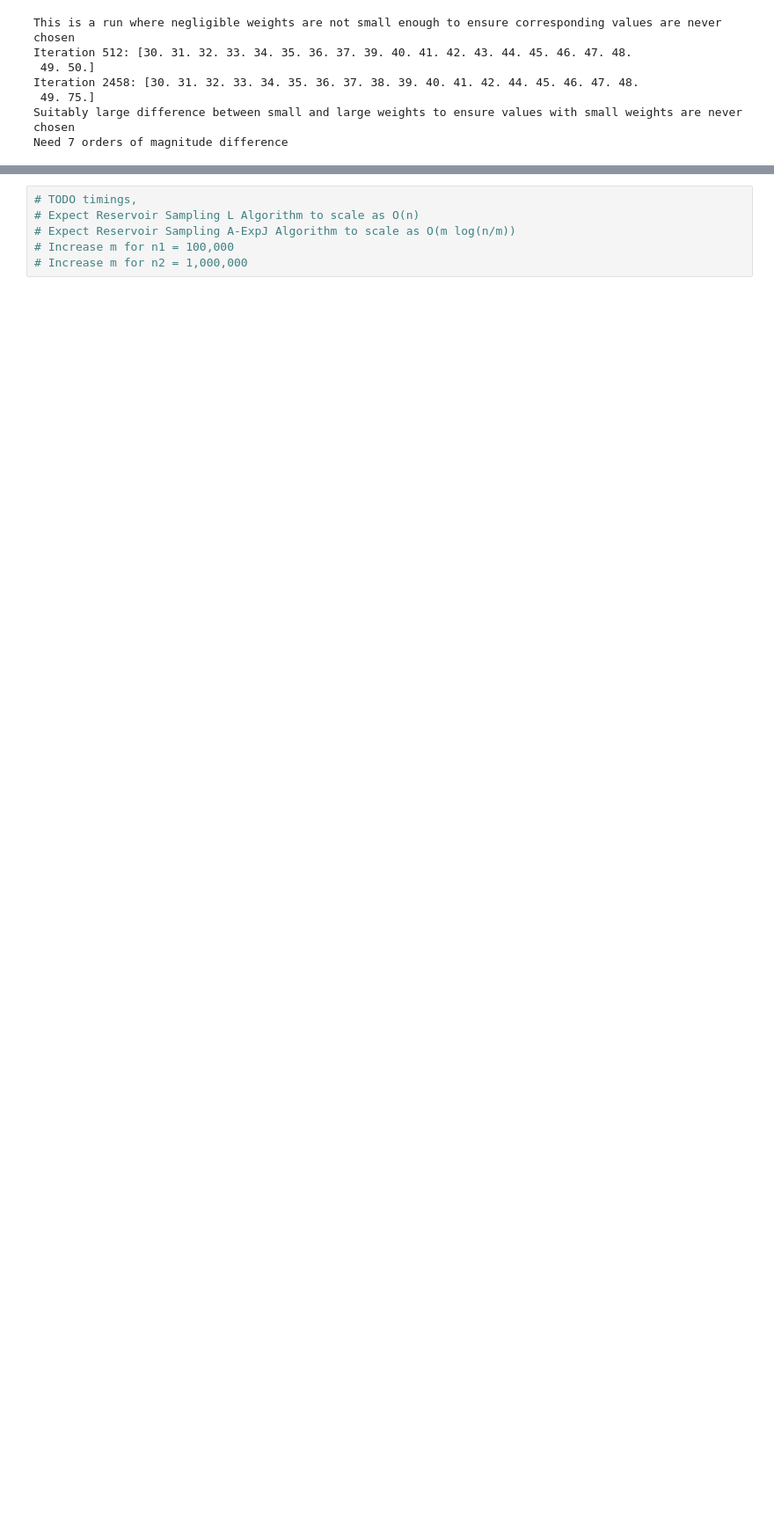
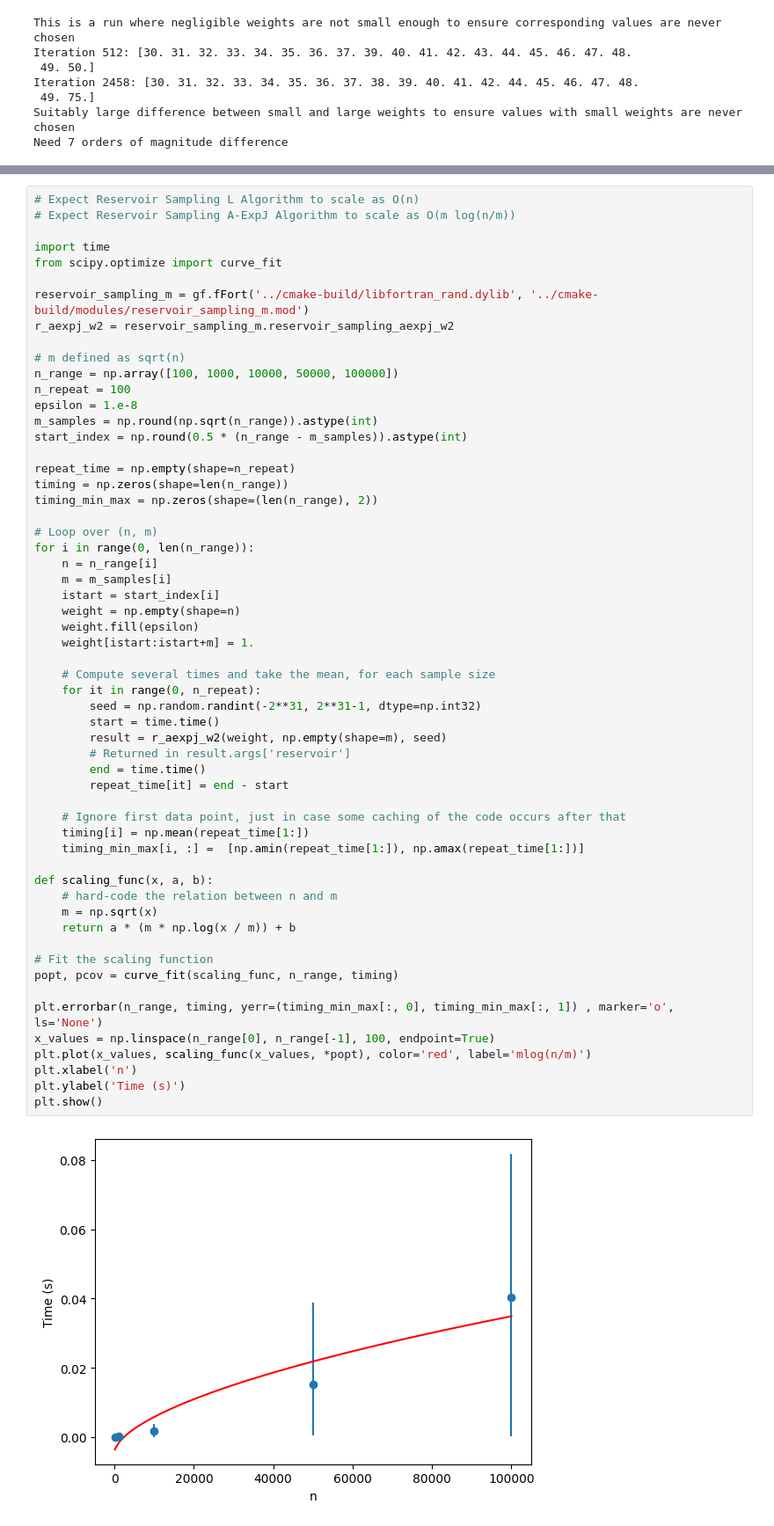
Before and after one commit to AlexBuccheri/random_sampling, a Jupyter notebook: jupyter/sampling_without_replacement.ipynb, the cells around one changed output, grey strips where cells are left out. Shown at 88% size. Drawn from its saved outputs; the diff is of its cells as text; blank space fills up the shorter version.

Commit message:
Looked at scaling of the reservoir_sampling_aexpj algorithm. Timings done in the NB, which is likely not sufficient.

```diff
--- a/jupyter/sampling_without_replacement.ipynb
+++ b/jupyter/sampling_without_replacement.ipynb
@@ -356,11 +356,64 @@ Iteration 6049: [ 30.  31.  32.  33.  34.  35.  36.  37.  38.  39.  40.  41.  42
   44.  45.  46.  47.  48. 100.]
 If negligible values arer set to have weight 1e-08, the probability of choosing one of these valuesgoes to zero in 10000 runs
 # %%
-# TODO timings,
 # Expect Reservoir Sampling L Algorithm to scale as O(n)
 # Expect Reservoir Sampling A-ExpJ Algorithm to scale as O(m log(n/m))
-# Increase m for n1 = 100,000
-# Increase m for n2 = 1,000,000
+
+import time
+from scipy.optimize import curve_fit
+
+reservoir_sampling_m = gf.fFort('../cmake-build/libfortran_rand.dylib', '../cmake-build/modules/reservoir_sampling_m.mod')
+r_aexpj_w2 = reservoir_sampling_m.reservoir_sampling_aexpj_w2
+
+# m defined as sqrt(n)
+n_range = np.array([100, 1000, 10000, 50000, 100000])
+n_repeat = 100
+epsilon = 1.e-8
+m_samples = np.round(np.sqrt(n_range)).astype(int)
+start_index = np.round(0.5 * (n_range - m_samples)).astype(int)
+
+repeat_time = np.empty(shape=n_repeat)
+timing = np.zeros(shape=len(n_range))
+timing_min_max = np.zeros(shape=(len(n_range), 2))
+
+# Loop over (n, m)
+for i in range(0, len(n_range)):
+    n = n_range[i]
+    m = m_samples[i]
+    istart = start_index[i]
+    weight = np.empty(shape=n)
+    weight.fill(epsilon)
+    weight[istart:istart+m] = 1.
+
+    # Compute several times and take the mean, for each sample size
+    for it in range(0, n_repeat):
+        seed = np.random.randint(-2**31, 2**31-1, dtype=np.int32)
+        start = time.time()
+        result = r_aexpj_w2(weight, np.empty(shape=m), seed)
+        # Returned in result.args['reservoir']
+        end = time.time()
+        repeat_time[it] = end - start
+
+    # Ignore first data point, just in case some caching of the code occurs after that
+    timing[i] = np.mean(repeat_time[1:])
+    timing_min_max[i, :] =  [np.amin(repeat_time[1:]), np.amax(repeat_time[1:])]
+
+def scaling_func(x, a, b):
+    # hard-code the relation between n and m
+    m = np.sqrt(x)
+    return a * (m * np.log(x / m)) + b
+
+# Fit the scaling function
+popt, pcov = curve_fit(scaling_func, n_range, timing)
+
+plt.errorbar(n_range, timing, yerr=(timing_min_max[:, 0], timing_min_max[:, 1]) , marker='o', ls='None')
+x_values = np.linspace(n_range[0], n_range[-1], 100, endpoint=True)
+plt.plot(x_values, scaling_func(x_values, *popt), color='red', label='mlog(n/m)')
+plt.xlabel('n')
+plt.ylabel('Time (s)')
+plt.show()
+# %% [output]
+[figure, added]
 # %% [raw]
 ## Concluding Notes
 
```
Also changed, not shown: parts of 2 cells of this notebook.
